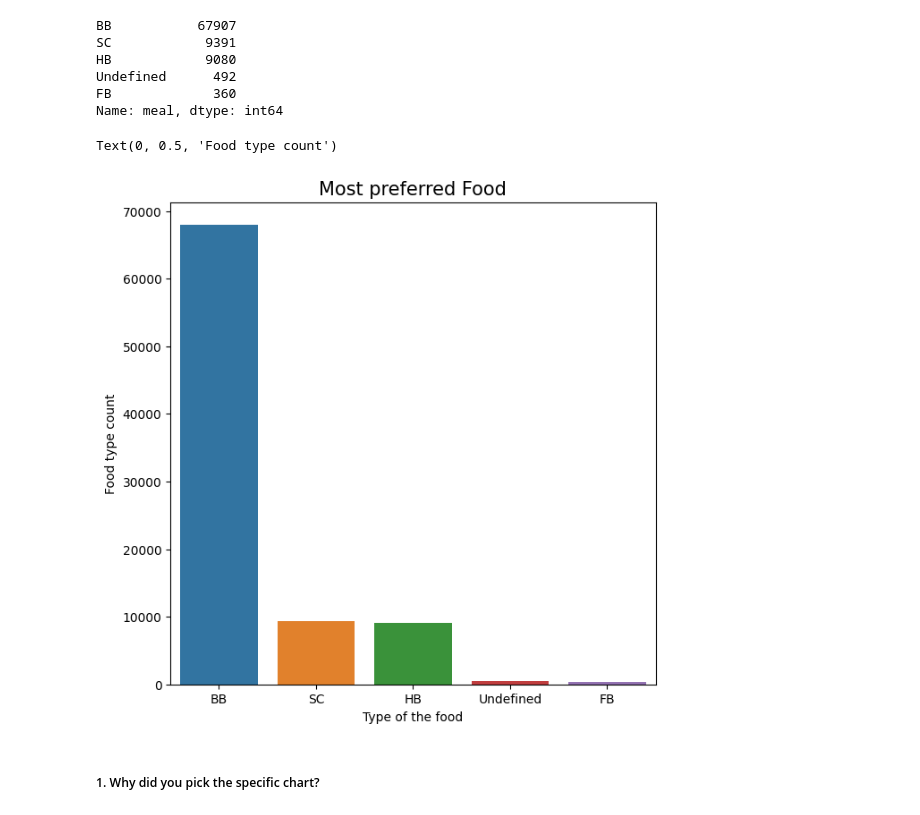
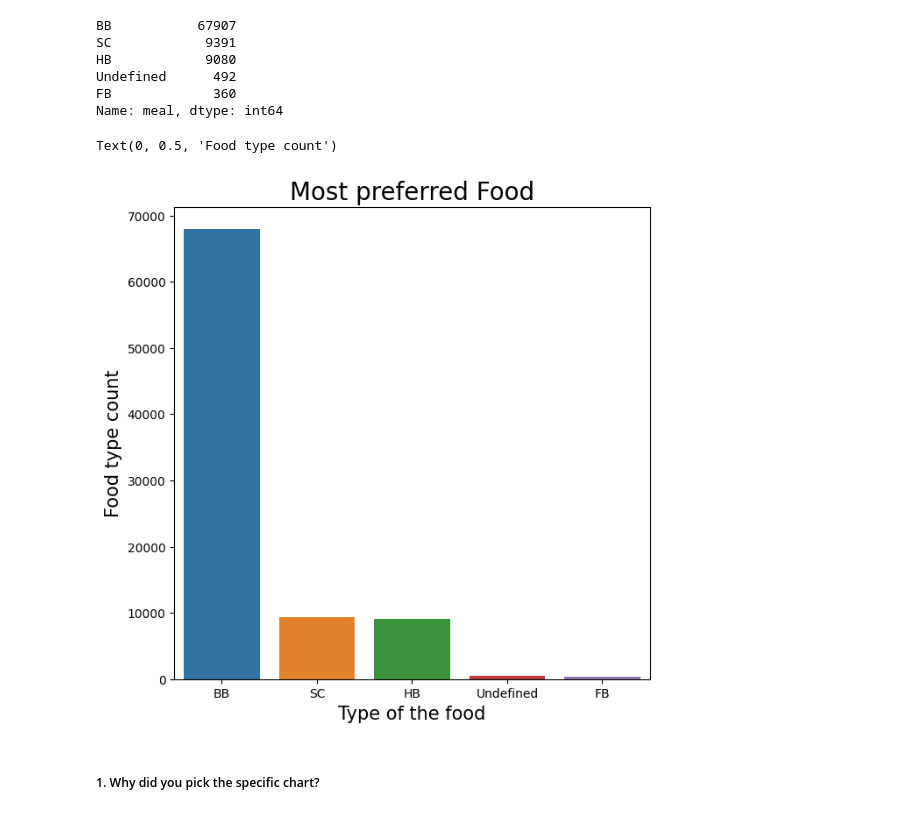
Before and after one commit to ShubhamAGWL/ShubhAG, a Jupyter notebook: Capstone_project_Hotel_Booking_Analysis.ipynb, the cells around one changed output. Saved outputs shown, nothing was run; the diff lists cells and outputs as text; code cells hidden in the pictures.

```diff
--- a/Capstone_project_Hotel_Booking_Analysis.ipynb
+++ b/Capstone_project_Hotel_Booking_Analysis.ipynb
@@ -352,0 +355,6 @@ new_df.shape
+# %%
+# changing datatype of column 'reservation_status_date' to data_type.
+new_df['reservation_status_date'] = pd.to_datetime(new_df['reservation_status_date'], format = '%Y-%m-%d')
+# %%
+# Converting datatype of columns 'children', 'company' and 'agent' from float to int.
+new_df[['children', 'company', 'agent']] = new_df[['children', 'company', 'agent']].astype('int64')
@@ -538,13 +567,13 @@ Name: meal, dtype: int64
 # %%
 # Visualization of most preferred food using countplot
 plt.figure(figsize=(7,7))
 sns.countplot(x=new_df['meal'],order=new_df['meal'].value_counts().index)
-plt.title("Most preferred Food", fontsize = 15)
-plt.xlabel('Type of the food', fontsize = 10)
-plt.ylabel('Food type count', fontsize = 10)
+plt.title("Most preferred Food", fontsize = 20)
+plt.xlabel('Type of the food', fontsize = 15)
+plt.ylabel('Food type count', fontsize = 15)
 # %% [output]
 Text(0, 0.5, 'Food type count')
-[figure, old version]
+[figure, new version]
 # %% [markdown]
 ##### 1. Why did you pick the specific chart?
 # %% [markdown]
```
Also changed, not shown: parts of 44 cells of this notebook.
